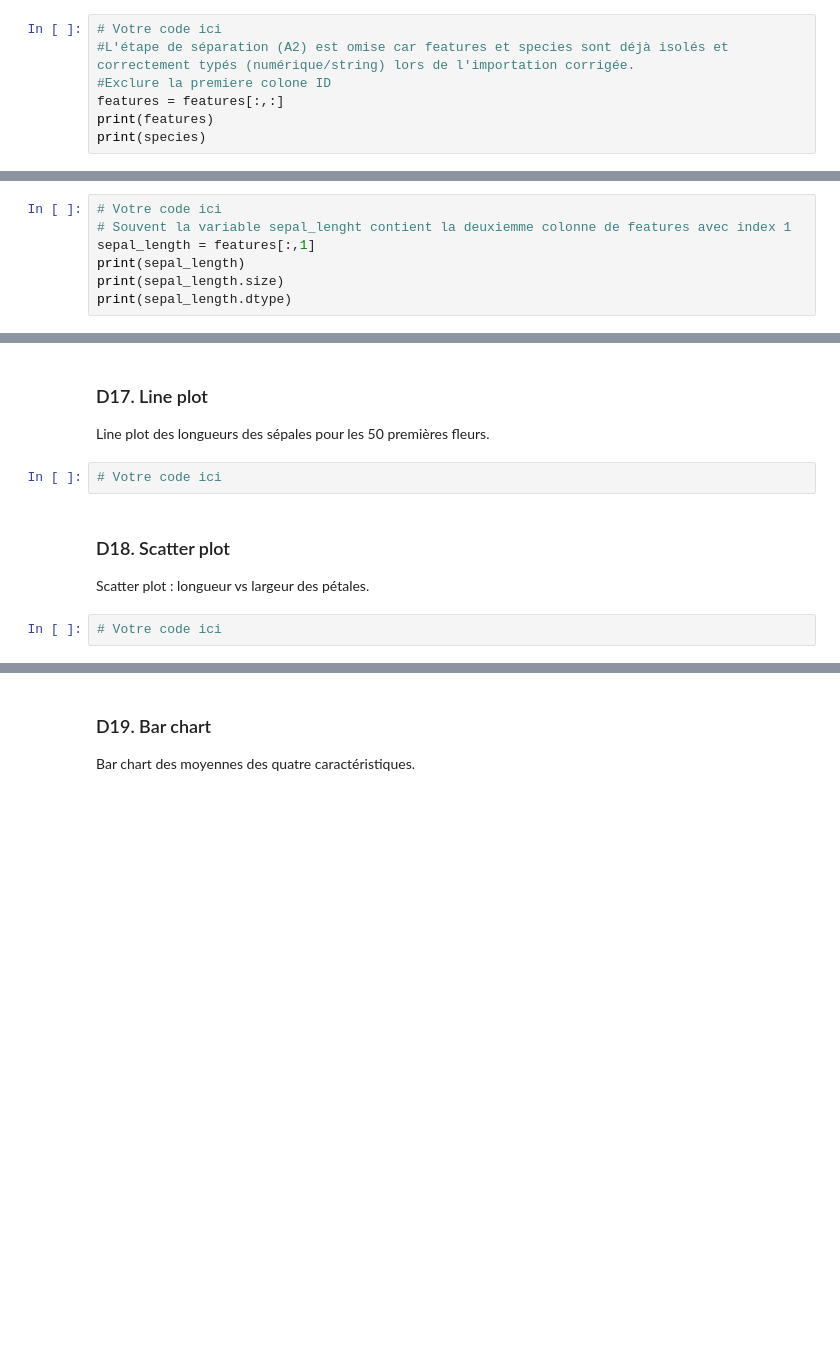
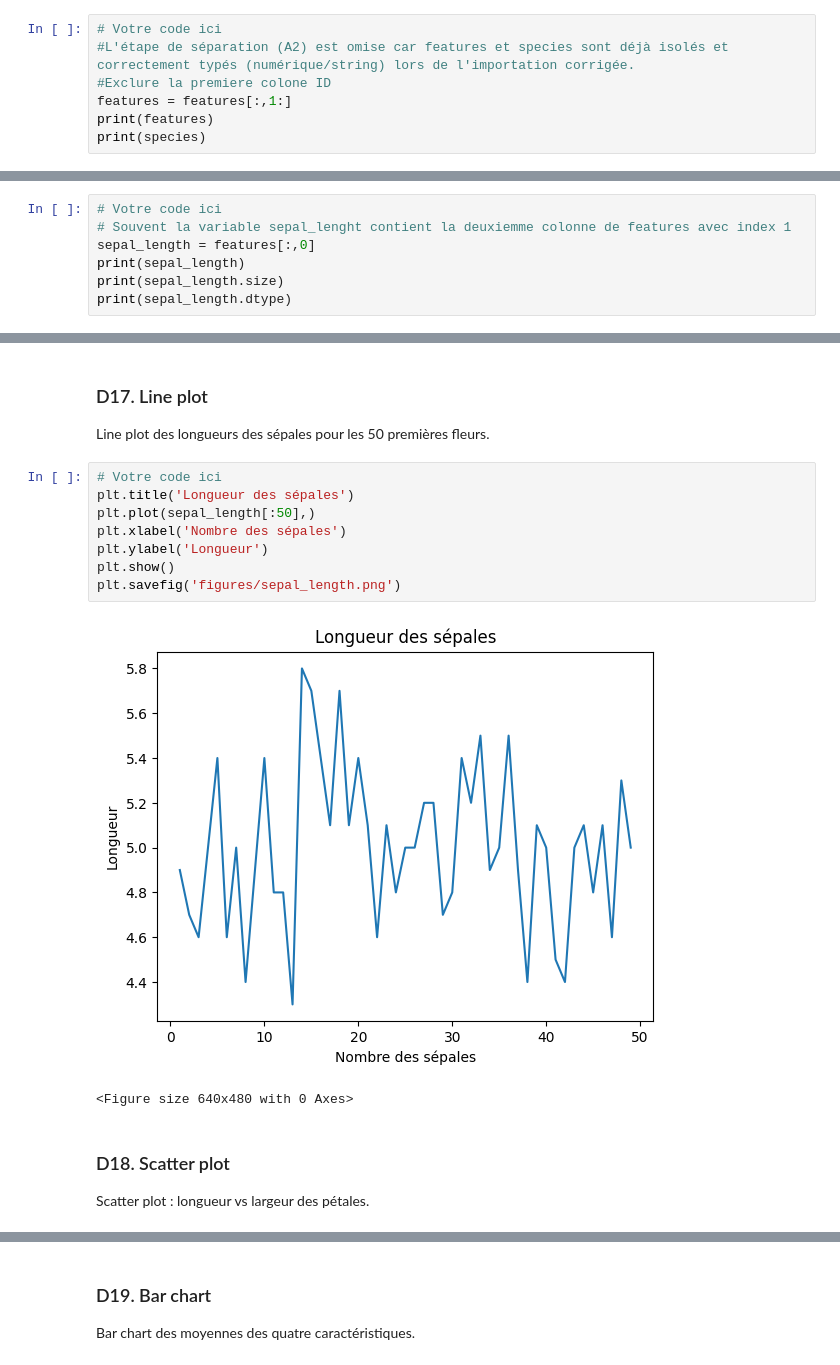
Before and after one commit to WassimXcx-dotcom/EventsManagerProject, a Jupyter notebook: notebooks/controle_numpy_matplotlib_wassim.ipynb, the cells around one changed output, grey strips where cells are left out. Drawn from its saved outputs; the diff is of its cells as text; blank space fills up the shorter version.

```diff
--- a/notebooks/controle_numpy_matplotlib_wassim.ipynb
+++ b/notebooks/controle_numpy_matplotlib_wassim.ipynb
@@ -70,7 +70,7 @@ Utilisez le slicing.
 # Votre code ici
 #L'étape de séparation (A2) est omise car features et species sont déjà isolés et correctement typés (numérique/string) lors de l'importation corrigée.
 #Exclure la premiere colone ID
-features = features[:,:]
+features = features[:,1:]
 print(features)
 print(species)
 # %% [output]
@@ -110,7 +110,7 @@ Affichez sa `size` et son `dtype`.
 # %%
 # Votre code ici
 # Souvent la variable sepal_lenght contient la deuxiemme colonne de features avec index 1
-sepal_length = features[:,1]
+sepal_length = features[:,0]
 print(sepal_length)
 print(sepal_length.size)
 print(sepal_length.dtype)
@@ -265,10 +338,17 @@ Créez un array binaire indiquant si la longueur des pétales est supérieure à
 # %% [markdown]
 ### D17. Line plot
 Line plot des longueurs des sépales pour les 50 premières fleurs.
-# %%
-# Votre code ici
+# %%
+# Votre code ici
+plt.title('Longueur des sépales')
+plt.plot(sepal_length[:50],)
+plt.xlabel('Nombre des sépales')
+plt.ylabel('Longueur')
+plt.show()
+plt.savefig('figures/sepal_length.png')
+# %% [output]
+[figure, added]
+<Figure size 640x480 with 0 Axes>
 # %% [markdown]
 ### D18. Scatter plot
 Scatter plot : longueur vs largeur des pétales.
-# %%
-# Votre code ici
```
Also changed, not shown: parts of 32 cells of this notebook.
